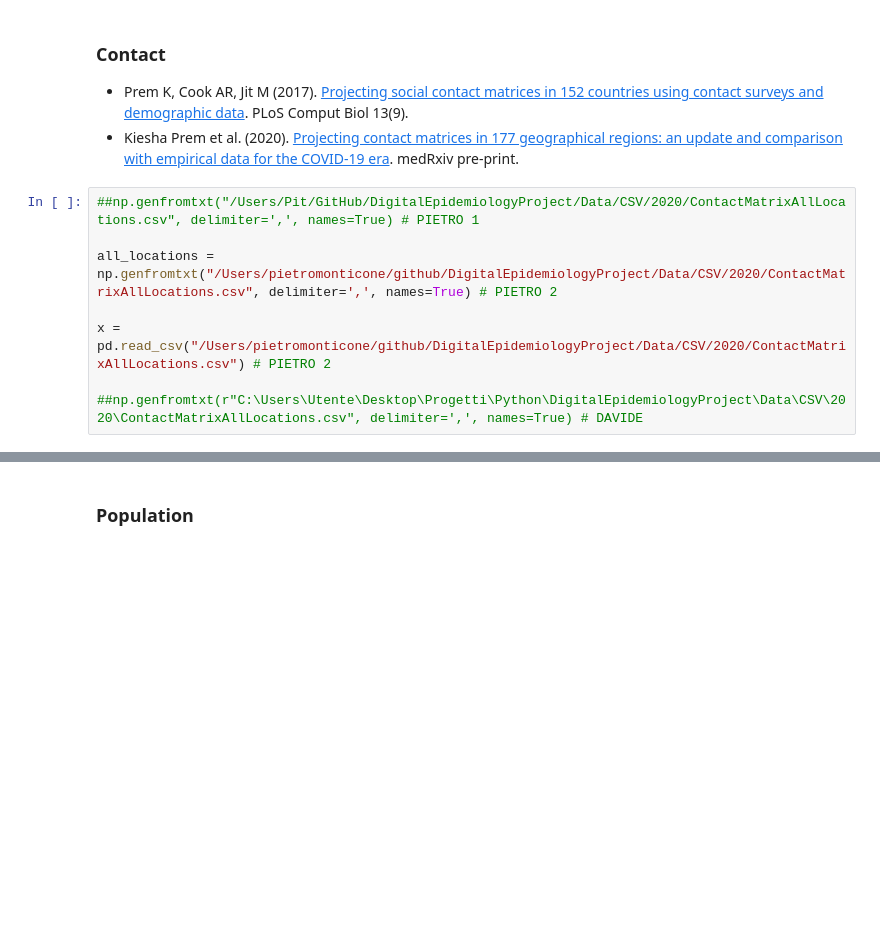
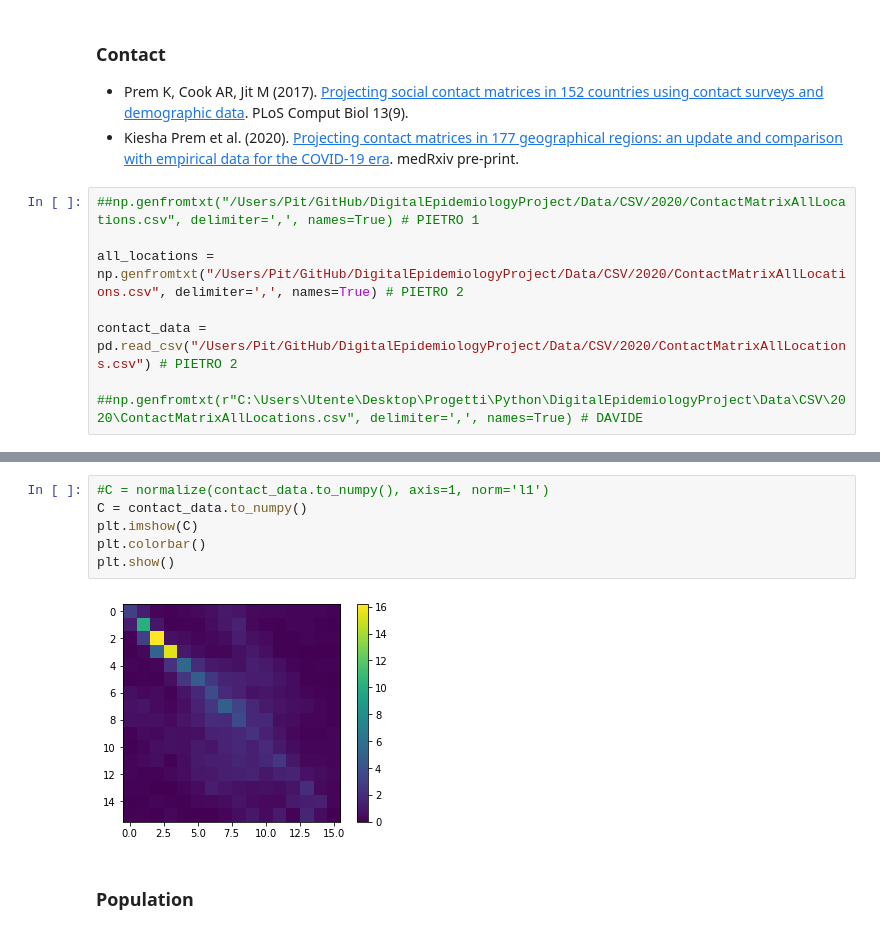
Before and after one commit to pitmonticone/EpiSimulator, a Jupyter notebook: Notebooks/Modelling/Python/Main.ipynb, the cells around one changed output, grey strips where cells are left out. Cells and saved outputs as stored; diff of their text form; blank space fills up the shorter version.

```diff
--- a/Notebooks/Modelling/Python/Main.ipynb
+++ b/Notebooks/Modelling/Python/Main.ipynb
@@ -132,8 +135,8 @@ mobility_graph.add_weighted_edges_from(mobility_edgelist)
 # %%
 ##np.genfromtxt("/Users/Pit/GitHub/DigitalEpidemiologyProject/Data/CSV/2020/ContactMatrixAllLocations.csv", delimiter=',', names=True) # PIETRO 1
 
-all_locations = np.genfromtxt("/Users/pietromonticone/github/DigitalEpidemiologyProject/Data/CSV/2020/ContactMatrixAllLocations.csv", delimiter=',', names=True) # PIETRO 2
+all_locations = np.genfromtxt("/Users/Pit/GitHub/DigitalEpidemiologyProject/Data/CSV/2020/ContactMatrixAllLocations.csv", delimiter=',', names=True) # PIETRO 2
 
-x = pd.read_csv("/Users/pietromonticone/github/DigitalEpidemiologyProject/Data/CSV/2020/ContactMatrixAllLocations.csv") # PIETRO 2
+contact_data = pd.read_csv("/Users/Pit/GitHub/DigitalEpidemiologyProject/Data/CSV/2020/ContactMatrixAllLocations.csv") # PIETRO 2
 
 ##np.genfromtxt(r"C:\Users\Utente\Desktop\Progetti\Python\DigitalEpidemiologyProject\Data\CSV\2020\ContactMatrixAllLocations.csv", delimiter=',', names=True) # DAVIDE
@@ -160,3 +153,11 @@ x
+# %%
+#C = normalize(contact_data.to_numpy(), axis=1, norm='l1')
+C = contact_data.to_numpy()
+plt.imshow(C)
+plt.colorbar()
+plt.show()
+# %% [output]
+[figure, added]
 # %% [markdown]
 ### Population
 # %%
```
Also changed, not shown: parts of 23 cells of this notebook, 6 other files.
